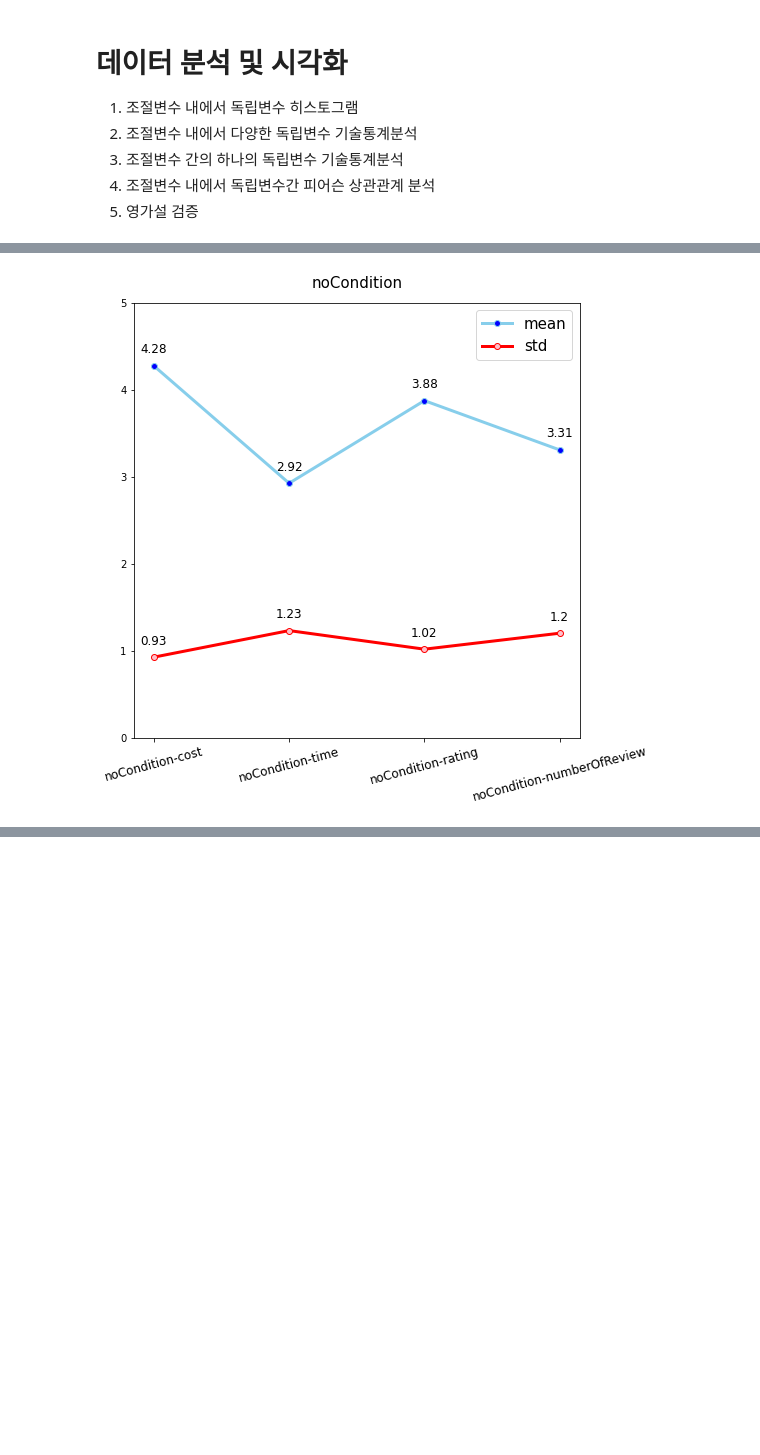
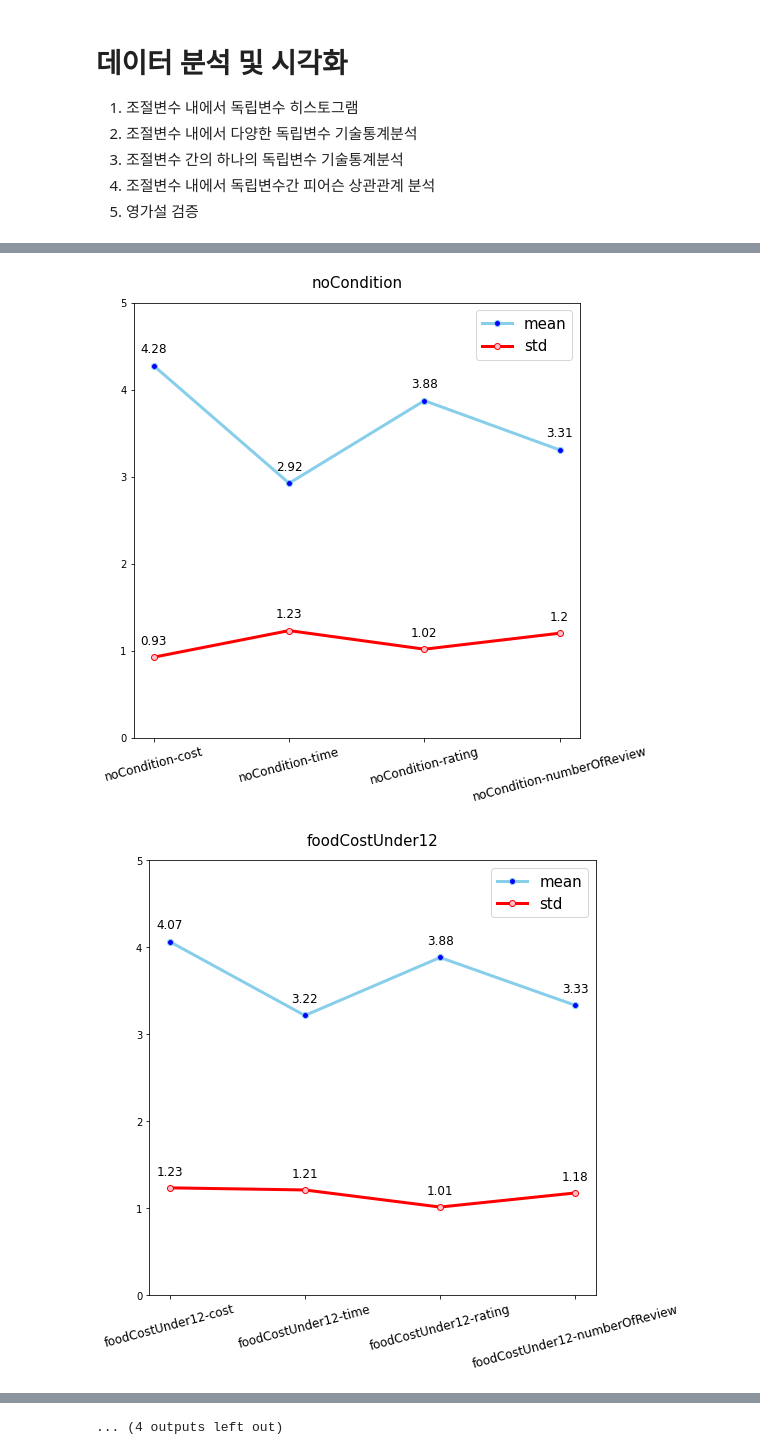
Before and after one commit to DonghyunKim98/probability_statistics_data_analysis, a Jupyter notebook: 확률및통계2022_DataAnalysis.ipynb, the cells around one changed output, grey strips where cells are left out. Cells and saved outputs as stored; diff of their text form; code cells hidden in the pictures; blank space fills up the shorter version.

```diff
--- a/확률및통계2022_DataAnalysis.ipynb
+++ b/확률및통계2022_DataAnalysis.ipynb
@@ -126,31 +124,33 @@ def showMeanAndStdInOneModerate (prefixIndex):
              dataBySingleModerate.mean(),
              color='skyblue',
              marker='o', markerfacecolor='blue',
              markersize=6,lineWidth=3,
              label='mean'
              )
     plt.plot(dataBySingleModerate.std().index,
              dataBySingleModerate.std(),
              color='red',
              marker='o', markerfacecolor='pink',
              markersize=6,lineWidth=3,
              label='std'
              )
     for idx in range(len(dataBySingleModerate.mean().index)):
       ax.text(dataBySingleModerate.mean().index[idx],
               dataBySingleModerate.mean()[idx] +0.15 ,
               round(dataBySingleModerate.mean()[idx],2),
               size=12, horizontalalignment='center')
       ax.text(dataBySingleModerate.std().index[idx],
               dataBySingleModerate.std()[idx] +0.15 ,
               round(dataBySingleModerate.std()[idx],2),
               size=12, horizontalalignment='center')
     plt.title(prefixName,size=15,pad=15)
     plt.ylim([0,5])
     plt.xticks(rotation=15,fontSize=12)
     plt.legend(prop={'size':15})
     plt.show()
 
-showMeanAndStdInOneModerate(0)
+for i in range(16):
+  showMeanAndStdInOneModerate(i)
 # %% [output]
 [figure]
+[figure, added]
@@ -157,3 +167,4 @@ showMeanAndStdInOneModerate(0)
+... (4 outputs left out)
 # %%
 # ③ 조절변수 간의 하나의 독립변수 기술통계분석
 moderateColumnIndexesList = [
```
Also changed, not shown: parts of 7 cells of this notebook.
